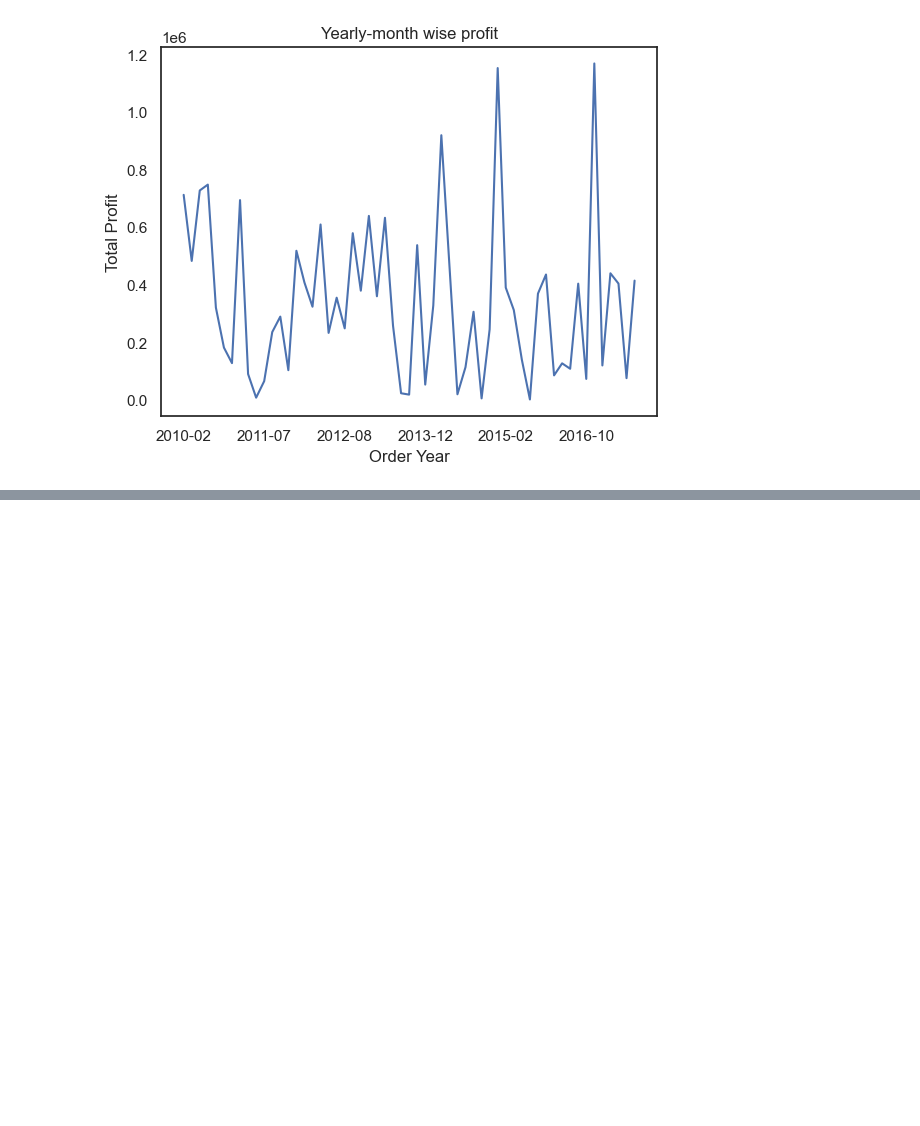
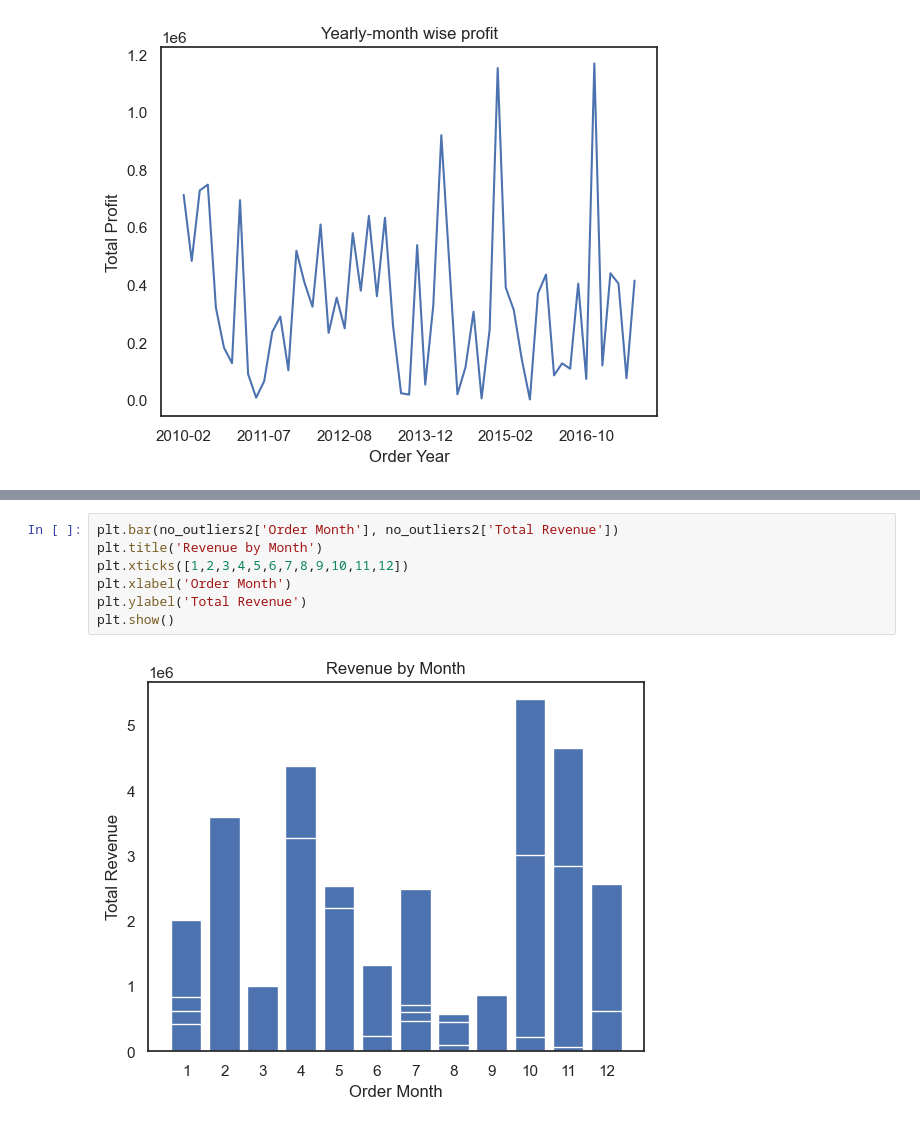
Before and after one commit to sunilkumarcodes/Brainwave_Matrix_Intern, a Jupyter notebook: sales-analysis.ipynb, the cells around one changed output, grey strips where cells are left out. Drawn from its saved outputs; the diff is of its cells as text; blank space fills up the shorter version.

```diff
--- a/sales-analysis.ipynb
+++ b/sales-analysis.ipynb
@@ -149,0 +200,9 @@ Text(0.5, 1.0, 'Yearly-month wise profit')
+# %%
+plt.bar(no_outliers2['Order Month'], no_outliers2['Total Revenue'])
+plt.title('Revenue by Month')
+plt.xticks([1,2,3,4,5,6,7,8,9,10,11,12])
+plt.xlabel('Order Month')
+plt.ylabel('Total Revenue')
+plt.show()
+# %% [output]
+[figure, added]
```
Also changed, not shown: parts of 13 cells of this notebook, 11 other files.
